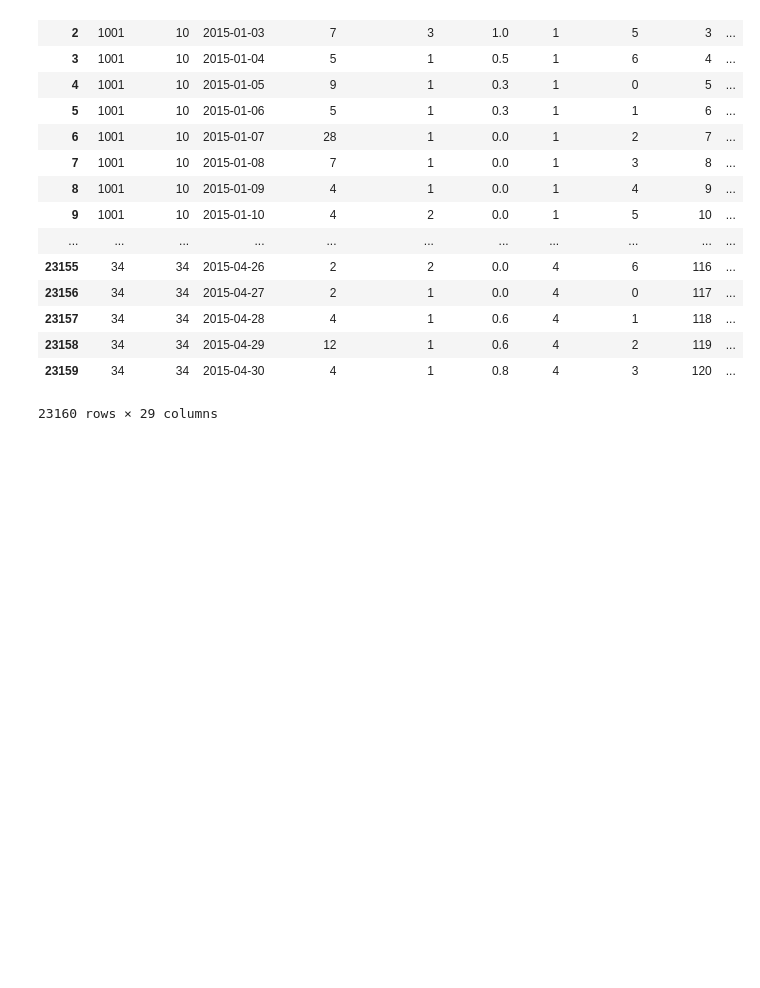
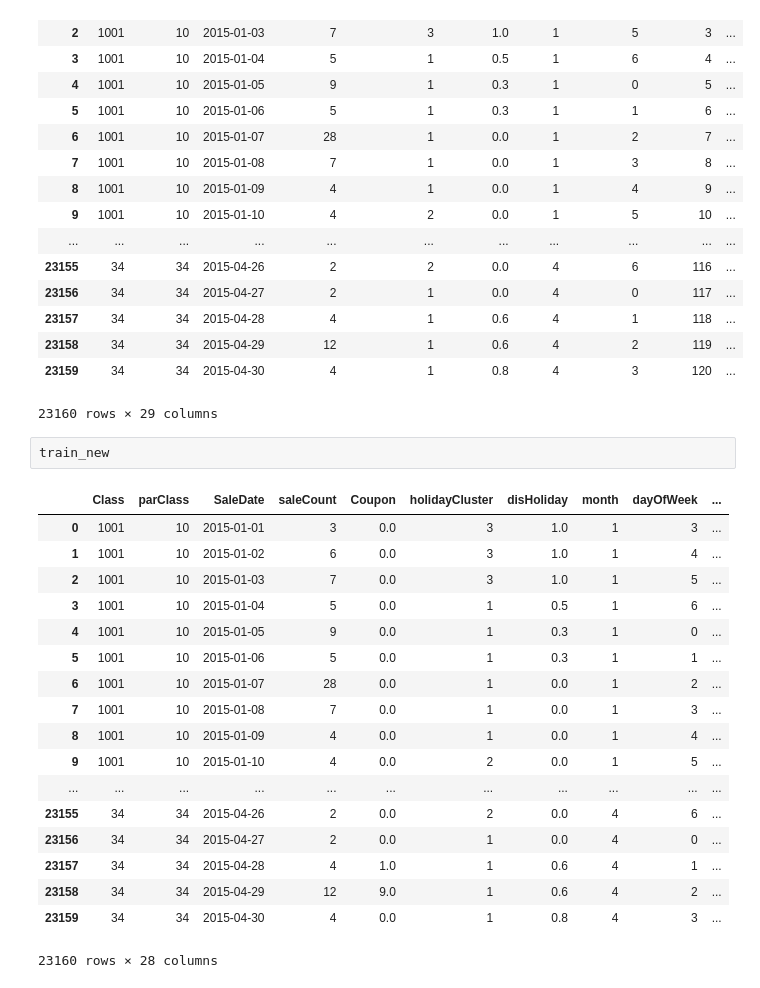
Before and after one commit to dereksjtu/MachineLearning_Matches, a Jupyter notebook: supermarket/prj/code/FeatureEngineering_supemarket.ipynb, the cells around one changed output. Drawn from its saved outputs; the diff is of its cells as text; blank space fills up the shorter version.

```diff
--- a/supermarket/prj/code/FeatureEngineering_supemarket.ipynb
+++ b/supermarket/prj/code/FeatureEngineering_supemarket.ipynb
@@ -1280,3 +1282,24 @@ train_new
 | 23158 | 34 | 34 | 2015-04-29 | 12 | 1 | 0.6 | 4 | 2 | 119 | ... |
 | 23159 | 34 | 34 | 2015-04-30 | 4 | 1 | 0.8 | 4 | 3 | 120 | ... |
 23160 rows × 29 columns
+# %%
+train_new
+# %% [output]
+|  | Class | parClass | SaleDate | saleCount | Coupon | holidayCluster | disHoliday | month | dayOfWeek | ... |
+| 0 | 1001 | 10 | 2015-01-01 | 3 | 0.0 | 3 | 1.0 | 1 | 3 | ... |
+| 1 | 1001 | 10 | 2015-01-02 | 6 | 0.0 | 3 | 1.0 | 1 | 4 | ... |
+| 2 | 1001 | 10 | 2015-01-03 | 7 | 0.0 | 3 | 1.0 | 1 | 5 | ... |
+| 3 | 1001 | 10 | 2015-01-04 | 5 | 0.0 | 1 | 0.5 | 1 | 6 | ... |
+| 4 | 1001 | 10 | 2015-01-05 | 9 | 0.0 | 1 | 0.3 | 1 | 0 | ... |
+| 5 | 1001 | 10 | 2015-01-06 | 5 | 0.0 | 1 | 0.3 | 1 | 1 | ... |
+| 6 | 1001 | 10 | 2015-01-07 | 28 | 0.0 | 1 | 0.0 | 1 | 2 | ... |
+| 7 | 1001 | 10 | 2015-01-08 | 7 | 0.0 | 1 | 0.0 | 1 | 3 | ... |
+| 8 | 1001 | 10 | 2015-01-09 | 4 | 0.0 | 1 | 0.0 | 1 | 4 | ... |
+| 9 | 1001 | 10 | 2015-01-10 | 4 | 0.0 | 2 | 0.0 | 1 | 5 | ... |
+| ... | ... | ... | ... | ... | ... | ... | ... | ... | ... | ... |
+| 23155 | 34 | 34 | 2015-04-26 | 2 | 0.0 | 2 | 0.0 | 4 | 6 | ... |
+| 23156 | 34 | 34 | 2015-04-27 | 2 | 0.0 | 1 | 0.0 | 4 | 0 | ... |
+| 23157 | 34 | 34 | 2015-04-28 | 4 | 1.0 | 1 | 0.6 | 4 | 1 | ... |
+| 23158 | 34 | 34 | 2015-04-29 | 12 | 9.0 | 1 | 0.6 | 4 | 2 | ... |
+| 23159 | 34 | 34 | 2015-04-30 | 4 | 0.0 | 1 | 0.8 | 4 | 3 | ... |
+23160 rows × 28 columns
```
Also changed, not shown: parts of 7 cells of this notebook, 6 other files.
